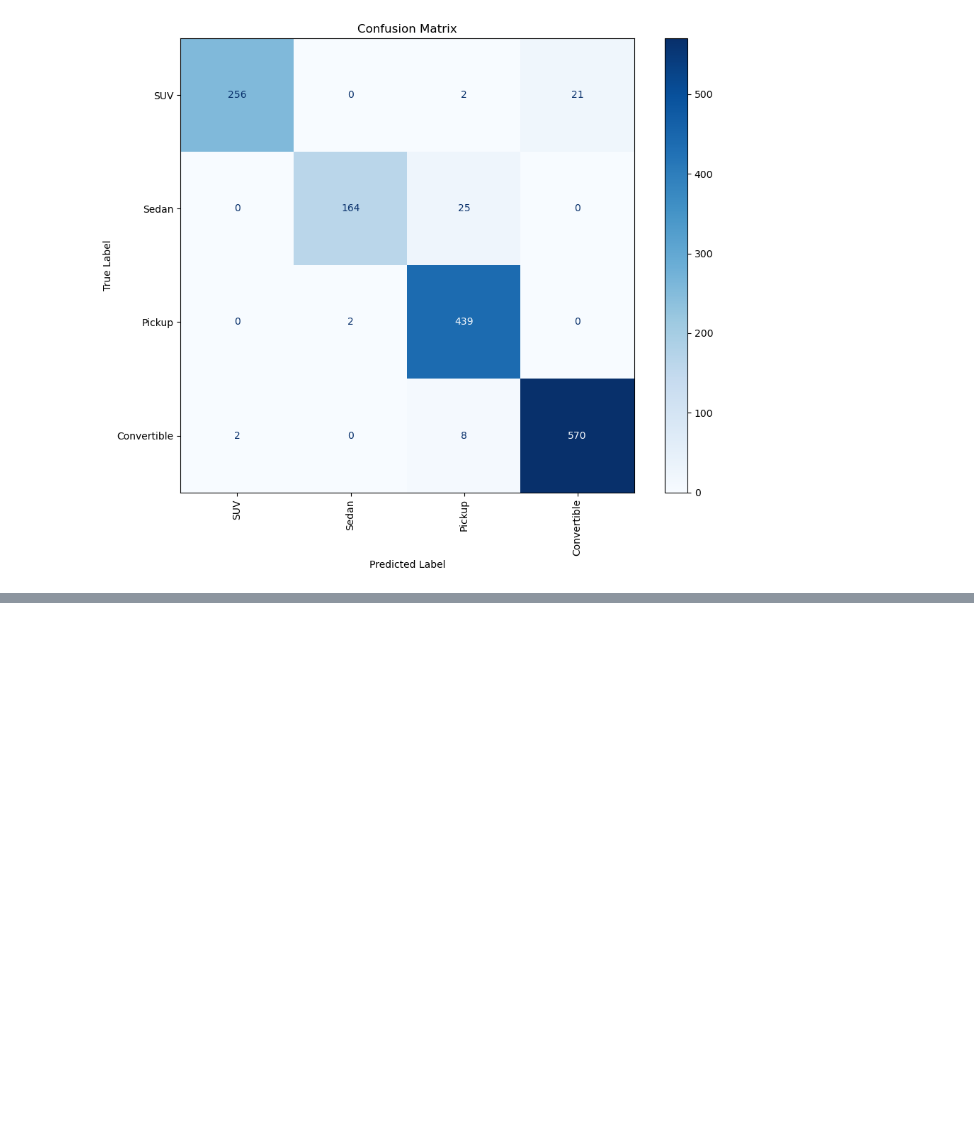
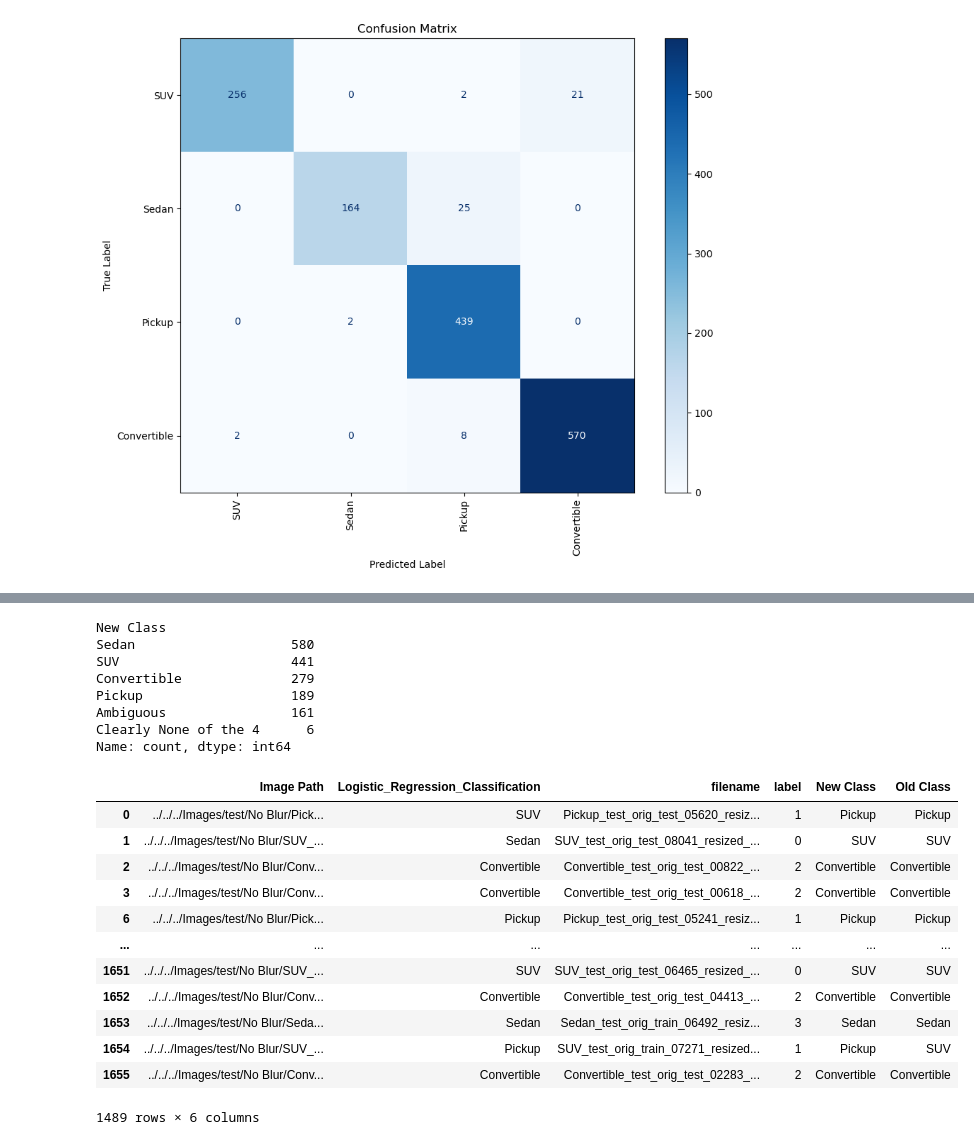
Before and after one commit to ijyliu/computer-vision-project, a Jupyter notebook: Code/Evaluation/Evaluate Classifiers.ipynb, the cells around one changed output, grey strips where cells are left out. Drawn from its saved outputs; the diff is of its cells as text; code cells hidden in the pictures; blank space fills up the shorter version.

```diff
--- a/Code/Evaluation/Evaluate Classifiers.ipynb
+++ b/Code/Evaluation/Evaluate Classifiers.ipynb
@@ -79,0 +120,29 @@ weighted avg       0.96      0.96      0.96      1489
+# %%
+# Inner join dota
+Logistic_Regression_Classifier_Predictions = Logistic_Regression_Classifier_Predictions.merge(class_labels, on='filename', how='inner')
+print(Logistic_Regression_Classifier_Predictions['New Class'].value_counts())
+# Keep only if New Class in ['SUV', 'Sedan', 'Pickup', 'Convertible']
+Logistic_Regression_Classifier_Predictions = Logistic_Regression_Classifier_Predictions[Logistic_Regression_Classifier_Predictions['New Class'].isin(['SUV', 'Sedan', 'Pickup', 'Convertible'])]
+Logistic_Regression_Classifier_Predictions
+# %% [output]
+New Class
+Sedan                    580
+SUV                      441
+Convertible              279
+Pickup                   189
+Ambiguous                161
+Clearly None of the 4      6
+Name: count, dtype: int64
+|  | Image Path | Logistic_Regression_Classification | filename | label | New Class | Old Class |
+| 0 | ../../../Images/test/No Blur/Pick... | SUV | Pickup_test_orig_test_05620_resiz... | 1 | Pickup | Pickup |
+| 1 | ../../../Images/test/No Blur/SUV_... | Sedan | SUV_test_orig_test_08041_resized_... | 0 | SUV | SUV |
+| 2 | ../../../Images/test/No Blur/Conv... | Convertible | Convertible_test_orig_test_00822_... | 2 | Convertible | Convertible |
+| 3 | ../../../Images/test/No Blur/Conv... | Convertible | Convertible_test_orig_test_00618_... | 2 | Convertible | Convertible |
+| 6 | ../../../Images/test/No Blur/Pick... | Pickup | Pickup_test_orig_test_05241_resiz... | 1 | Pickup | Pickup |
+| ... | ... | ... | ... | ... | ... | ... |
+| 1651 | ../../../Images/test/No Blur/SUV_... | SUV | SUV_test_orig_test_06465_resized_... | 0 | SUV | SUV |
+| 1652 | ../../../Images/test/No Blur/Conv... | Convertible | Convertible_test_orig_test_04413_... | 2 | Convertible | Convertible |
+| 1653 | ../../../Images/test/No Blur/Seda... | Sedan | Sedan_test_orig_train_06492_resiz... | 3 | Sedan | Sedan |
+| 1654 | ../../../Images/test/No Blur/SUV_... | Pickup | SUV_test_orig_train_07271_resized... | 1 | Pickup | SUV |
+| 1655 | ../../../Images/test/No Blur/Conv... | Convertible | Convertible_test_orig_test_02283_... | 2 | Convertible | Convertible |
+1489 rows × 6 columns
```
Also changed, not shown: parts of 6 cells of this notebook.
